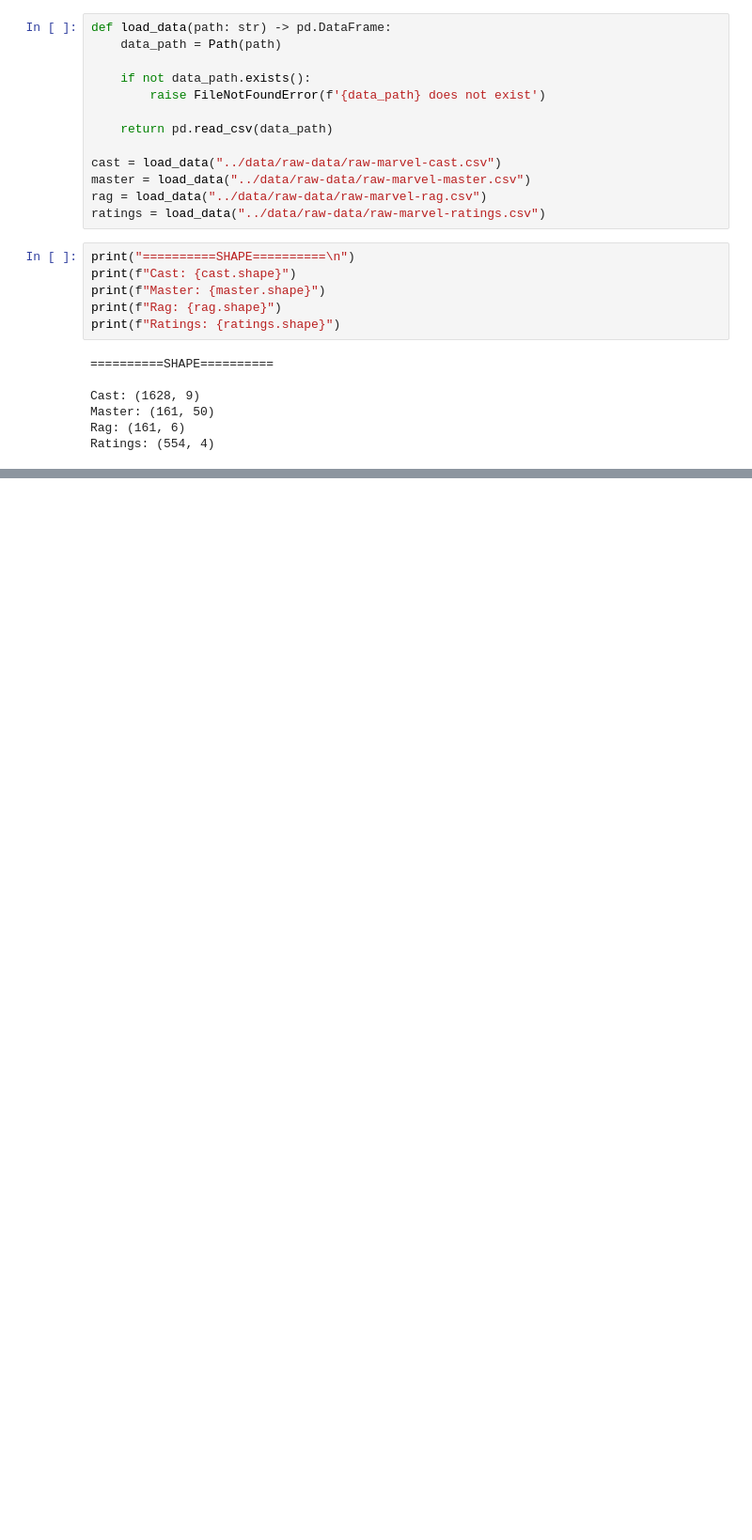
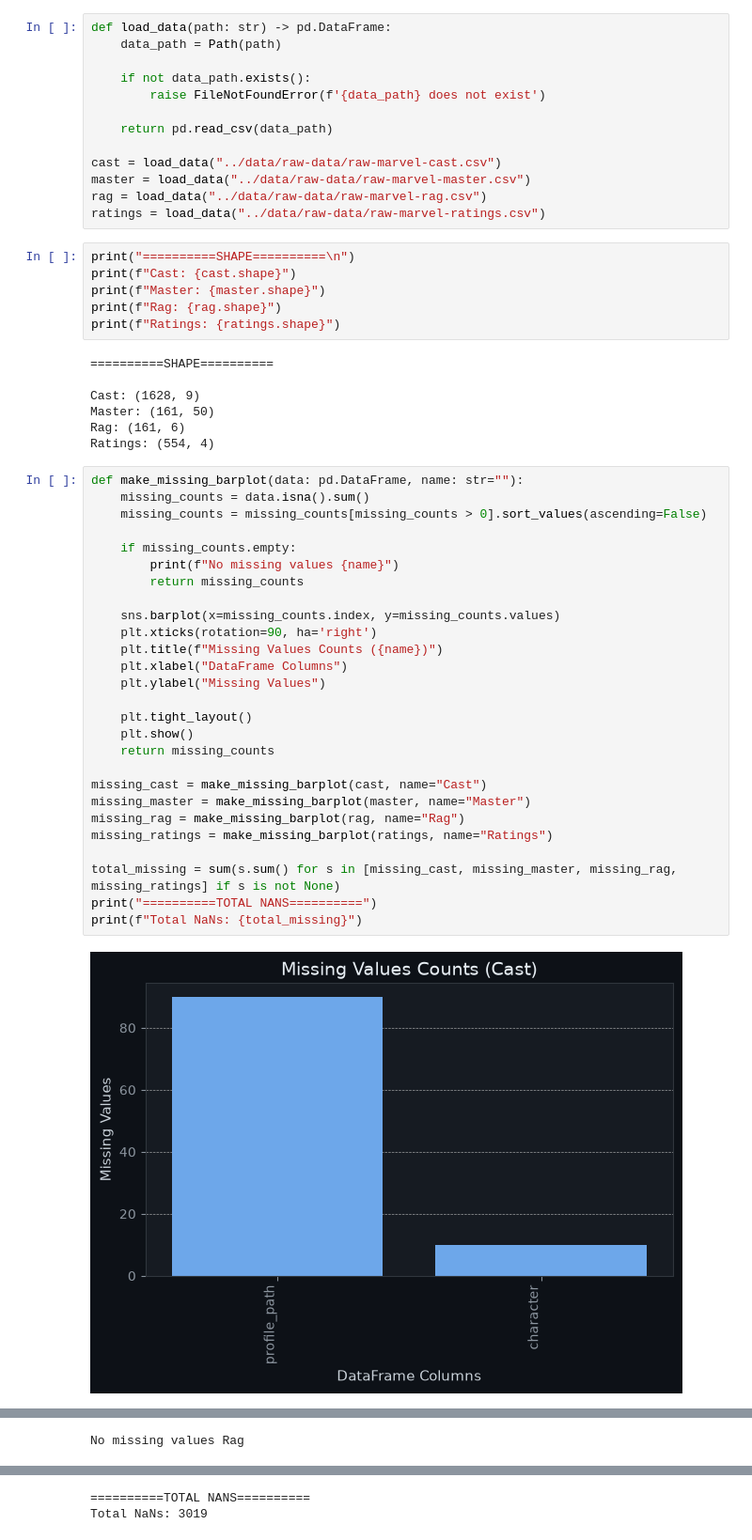
Before and after one commit to Chumus2/MCU-Canon-Classifier, a Jupyter notebook: machine-learning/notebooks/EDA.ipynb, the cells around one changed output, grey strips where cells are left out. Shown at 94% size. Saved outputs shown, nothing was run; the diff lists cells and outputs as text; blank space fills up the shorter version.

Commit message:
NaNs Count

```diff
--- a/machine-learning/notebooks/EDA.ipynb
+++ b/machine-learning/notebooks/EDA.ipynb
@@ -65,3 +65,32 @@ Cast: (1628, 9)
 Master: (161, 50)
 Rag: (161, 6)
 Ratings: (554, 4)
+# %%
+def make_missing_barplot(data: pd.DataFrame, name: str=""):
+    missing_counts = data.isna().sum()
+    missing_counts = missing_counts[missing_counts > 0].sort_values(ascending=False)
+
+    if missing_counts.empty:
+        print(f"No missing values {name}")
+        return missing_counts
+
+    sns.barplot(x=missing_counts.index, y=missing_counts.values)
+    plt.xticks(rotation=90, ha='right')
+    plt.title(f"Missing Values Counts ({name})")
+    plt.xlabel("DataFrame Columns")
+    plt.ylabel("Missing Values")
+
+    plt.tight_layout()
+    plt.show()
+    return missing_counts
+
+missing_cast = make_missing_barplot(cast, name="Cast")
+missing_master = make_missing_barplot(master, name="Master")
+missing_rag = make_missing_barplot(rag, name="Rag")
+missing_ratings = make_missing_barplot(ratings, name="Ratings")
+
+total_missing = sum(s.sum() for s in [missing_cast, missing_master, missing_rag, missing_ratings] if s is not None)
+print("==========TOTAL NANS==========")
+print(f"Total NaNs: {total_missing}")
+# %% [output]
+[figure, added]
@@ -67,0 +98 @@ Ratings: (554, 4)
+No missing values Rag
@@ -67,0 +100,2 @@ Ratings: (554, 4)
+==========TOTAL NANS==========
+Total NaNs: 3019
```
Also changed, not shown: parts of 1 cell of this notebook.
